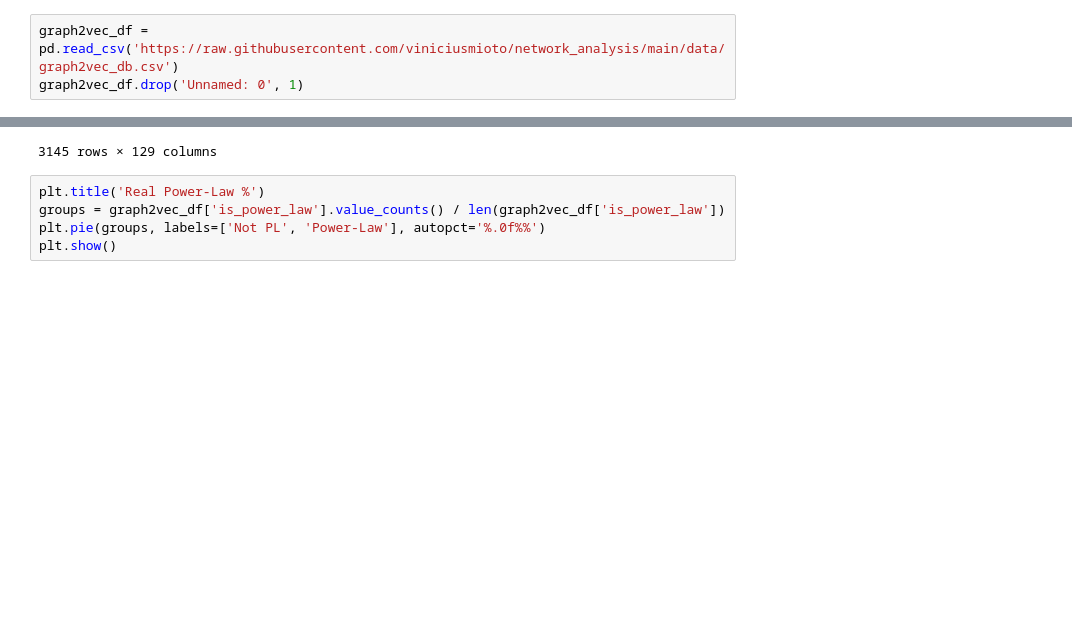
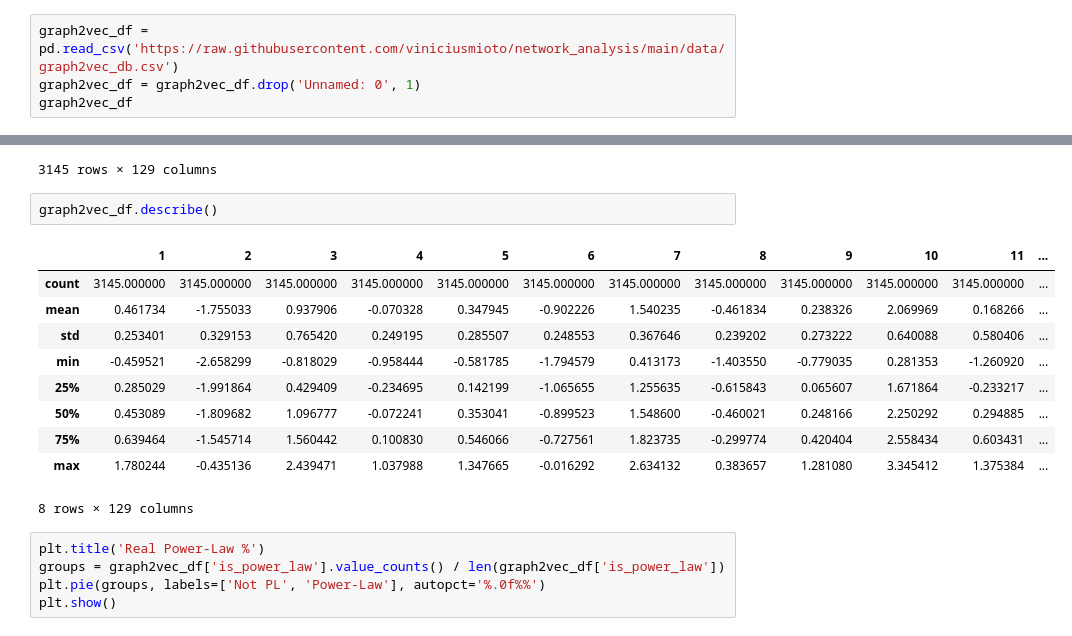
Before and after one commit to viniciusmioto/social_network_analysis, a Jupyter notebook: graph_clusters.ipynb, the cells around one changed output, grey strips where cells are left out. Drawn from its saved outputs; the diff is of its cells as text; blank space fills up the shorter version.

```diff
--- a/graph_clusters.ipynb
+++ b/graph_clusters.ipynb
@@ -86,7 +71,8 @@ plt.show()
 ## Graph2Vec
 # %%
 graph2vec_df = pd.read_csv('https://raw.githubusercontent.com/viniciusmioto/network_analysis/main/data/graph2vec_db.csv')
-graph2vec_df.drop('Unnamed: 0', 1)
+graph2vec_df = graph2vec_df.drop('Unnamed: 0', 1)
+graph2vec_df
 # %% [output]
 |  | 1 | 2 | 3 | 4 | 5 | 6 | 7 | 8 | 9 | 10 | 11 | ... |
 | 0 | 0.283226 | -1.555381 | -0.121139 | 0.220456 | 0.116647 | -0.678064 | 1.872659 | -0.676502 | 0.178234 | 1.801286 | -0.665650 | ... |
@@ -101,6 +87,19 @@ graph2vec_df.drop('Unnamed: 0', 1)
 | 3143 | 0.396395 | -1.928405 | 1.491448 | -0.194362 | 0.022993 | -1.402660 | 1.599448 | -0.234249 | 0.733503 | 1.759671 | 0.719455 | ... |
 | 3144 | 0.095781 | -2.191148 | 1.020800 | -0.170012 | 0.105902 | -1.023278 | 1.173846 | -0.349836 | 0.100371 | 2.313544 | -0.091619 | ... |
 3145 rows × 129 columns
+# %%
+graph2vec_df.describe()
+# %% [output]
+|  | 1 | 2 | 3 | 4 | 5 | 6 | 7 | 8 | 9 | 10 | 11 | ... |
+| count | 3145.000000 | 3145.000000 | 3145.000000 | 3145.000000 | 3145.000000 | 3145.000000 | 3145.000000 | 3145.000000 | 3145.000000 | 3145.000000 | 3145.000000 | ... |
+| mean | 0.461734 | -1.755033 | 0.937906 | -0.070328 | 0.347945 | -0.902226 | 1.540235 | -0.461834 | 0.238326 | 2.069969 | 0.168266 | ... |
+| std | 0.253401 | 0.329153 | 0.765420 | 0.249195 | 0.285507 | 0.248553 | 0.367646 | 0.239202 | 0.273222 | 0.640088 | 0.580406 | ... |
+| min | -0.459521 | -2.658299 | -0.818029 | -0.958444 | -0.581785 | -1.794579 | 0.413173 | -1.403550 | -0.779035 | 0.281353 | -1.260920 | ... |
+| 25% | 0.285029 | -1.991864 | 0.429409 | -0.234695 | 0.142199 | -1.065655 | 1.255635 | -0.615843 | 0.065607 | 1.671864 | -0.233217 | ... |
+| 50% | 0.453089 | -1.809682 | 1.096777 | -0.072241 | 0.353041 | -0.899523 | 1.548600 | -0.460021 | 0.248166 | 2.250292 | 0.294885 | ... |
+| 75% | 0.639464 | -1.545714 | 1.560442 | 0.100830 | 0.546066 | -0.727561 | 1.823735 | -0.299774 | 0.420404 | 2.558434 | 0.603431 | ... |
+| max | 1.780244 | -0.435136 | 2.439471 | 1.037988 | 1.347665 | -0.016292 | 2.634132 | 0.383657 | 1.281080 | 3.345412 | 1.375384 | ... |
+8 rows × 129 columns
 # %%
 plt.title('Real Power-Law %')
 groups = graph2vec_df['is_power_law'].value_counts() / len(graph2vec_df['is_power_law'])
```
Also changed, not shown: parts of 7 cells of this notebook.
